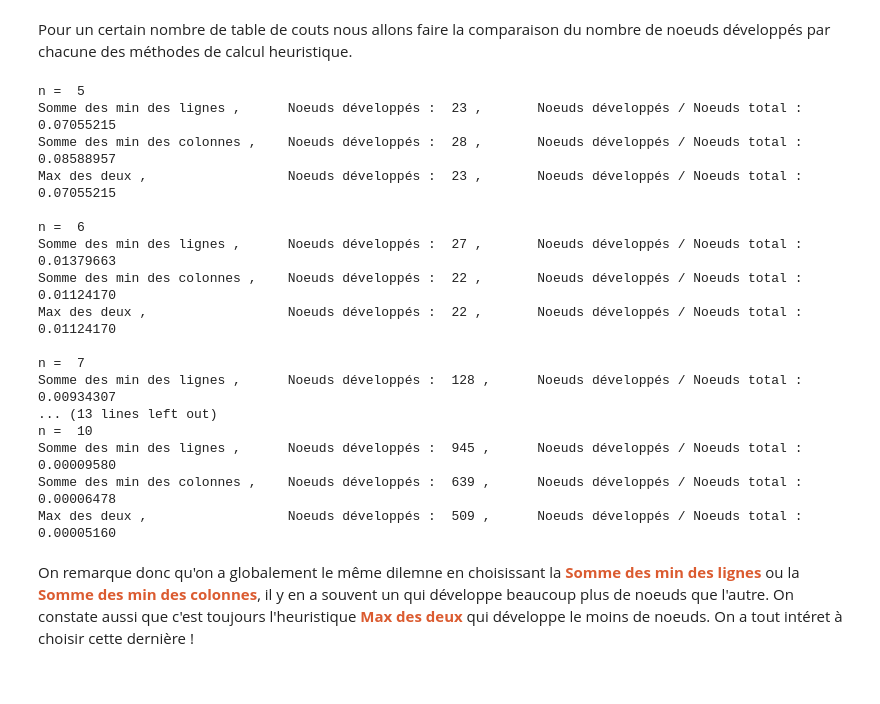
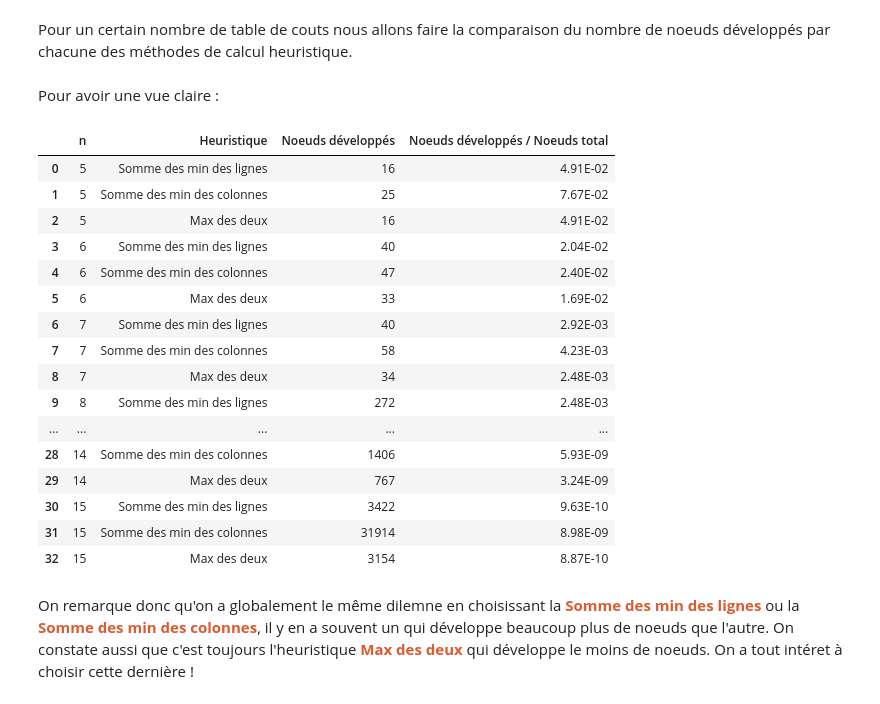
Before and after one commit to HomirMunn/A-Etoile, a Jupyter notebook: A-Etoile.ipynb, the cells around one changed output. Cells and saved outputs as stored; diff of their text form; code cells hidden in the pictures.

```diff
--- a/A-Etoile.ipynb
+++ b/A-Etoile.ipynb
@@ -326,37 +326,59 @@ affectations_optimales(np.random.randint(1000, size=(5, 5)), verbose=True)
 # %% [markdown]
 Pour un certain nombre de table de couts nous allons faire la comparaison du nombre de noeuds développés par chacune des méthodes de calcul heuristique.
 # %%
-for n in range(5, 11):
+comparaisons = list()
+
+for n in range(5, 16):
+
     couts = np.random.randint(1000, size=(n, n))
     nb_noeuds_total = tailleGRP(n)
-    print("n = ", n)
+
     for heuristique in ['Somme des min des lignes', 'Somme des min des colonnes', 'Max des deux']:
+
         set_heuristique(heuristique)
         nb_noeuds = affectations_optimales(couts)[1]
-        if heuristique == 'Max des deux': #condition rajoutée pour des raisons d'affichage
-            print(heuristique, ",\t\t\tNoeuds développés : ", nb_noeuds,
-                 ",\tNoeuds développés / Noeuds total : ", '%.8f'%(nb_noeuds/nb_noeuds_total))
-        else:
-            print(heuristique, ",\tNoeuds développés : ", nb_noeuds,
-                 ",\tNoeuds développés / Noeuds total : ", '%.8f'%(nb_noeuds/nb_noeuds_total))
-    print()
+
+        comparaisons.append([n, heuristique, nb_noeuds, "%.2E"%(nb_noeuds/nb_noeuds_total)])
+
+comparaisons_columns = ['n', 'Heuristique', 'Noeuds développés', 'Noeuds développés / Noeuds total']
+comparaisons = pd.DataFrame(comparaisons, columns=comparaisons_columns)
-# %% [output]
-n =  5
-Somme des min des lignes ,      Noeuds développés :  23 ,       Noeuds développés / Noeuds total :  0.07055215
-Somme des min des colonnes ,    Noeuds développés :  28 ,       Noeuds développés / Noeuds total :  0.08588957
-Max des deux ,                  Noeuds développés :  23 ,       Noeuds développés / Noeuds total :  0.07055215
-
-n =  6
-Somme des min des lignes ,      Noeuds développés :  27 ,       Noeuds développés / Noeuds total :  0.01379663
-Somme des min des colonnes ,    Noeuds développés :  22 ,       Noeuds développés / Noeuds total :  0.01124170
-Max des deux ,                  Noeuds développés :  22 ,       Noeuds développés / Noeuds total :  0.01124170
-
-n =  7
-Somme des min des lignes ,      Noeuds développés :  128 ,      Noeuds développés / Noeuds total :  0.00934307
-... (13 lines left out)
-n =  10
-Somme des min des lignes ,      Noeuds développés :  945 ,      Noeuds développés / Noeuds total :  0.00009580
-Somme des min des colonnes ,    Noeuds développés :  639 ,      Noeuds développés / Noeuds total :  0.00006478
-Max des deux ,                  Noeuds développés :  509 ,      Noeuds développés / Noeuds total :  0.00005160
+# %% [markdown]
+Pour avoir une vue claire :
+# %%
+def color_border(comparaisons):
+    n = len(comparaisons)
+    m = len(comparaisons.columns)
+    ar = [['']*m for i in range(n)]
+    for i in range(n-1):
+        if comparaisons['n'][i] != comparaisons['n'][i+1]:
+            for j in range(m):
+                ar[i][j] = 'border-bottom: 1px solid red'
+    return pd.DataFrame(ar, columns=comparaisons_columns)
+
+disp = comparaisons.style.apply(lambda tab: color_border(comparaisons), axis=None)
+disp.set_table_styles(
+        [{'selector': '.row_heading',
+          'props': [('display', 'none')]},
+         {'selector': '.blank.level0',
+          'props': [('display', 'none')]}])
+display(disp)
+# %% [output]
+|  | n | Heuristique | Noeuds développés | Noeuds développés / Noeuds total |
+| 0 | 5 | Somme des min des lignes | 16 | 4.91E-02 |
+| 1 | 5 | Somme des min des colonnes | 25 | 7.67E-02 |
+| 2 | 5 | Max des deux | 16 | 4.91E-02 |
+| 3 | 6 | Somme des min des lignes | 40 | 2.04E-02 |
+| 4 | 6 | Somme des min des colonnes | 47 | 2.40E-02 |
+| 5 | 6 | Max des deux | 33 | 1.69E-02 |
+| 6 | 7 | Somme des min des lignes | 40 | 2.92E-03 |
+| 7 | 7 | Somme des min des colonnes | 58 | 4.23E-03 |
+| 8 | 7 | Max des deux | 34 | 2.48E-03 |
+| 9 | 8 | Somme des min des lignes | 272 | 2.48E-03 |
+| ... | ... | ... | ... | ... |
+| 28 | 14 | Somme des min des colonnes | 1406 | 5.93E-09 |
+| 29 | 14 | Max des deux | 767 | 3.24E-09 |
+| 30 | 15 | Somme des min des lignes | 3422 | 9.63E-10 |
+| 31 | 15 | Somme des min des colonnes | 31914 | 8.98E-09 |
+| 32 | 15 | Max des deux | 3154 | 8.87E-10 |
 # %% [markdown]
 On remarque donc qu'on a globalement le même dilemne en choisissant la <b style="color:#DB5B30">Somme des min des lignes</b> ou la <b style="color:#DB5B30">Somme des min des colonnes</b>, il y en a souvent un qui développe beaucoup plus de noeuds que l'autre. On constate aussi que c'est toujours l'heuristique <b style="color:#DB5B30">Max des deux</b> qui développe le moins de noeuds. On a tout intéret à choisir cette dernière !
```
Also changed, not shown: parts of 3 cells of this notebook.
